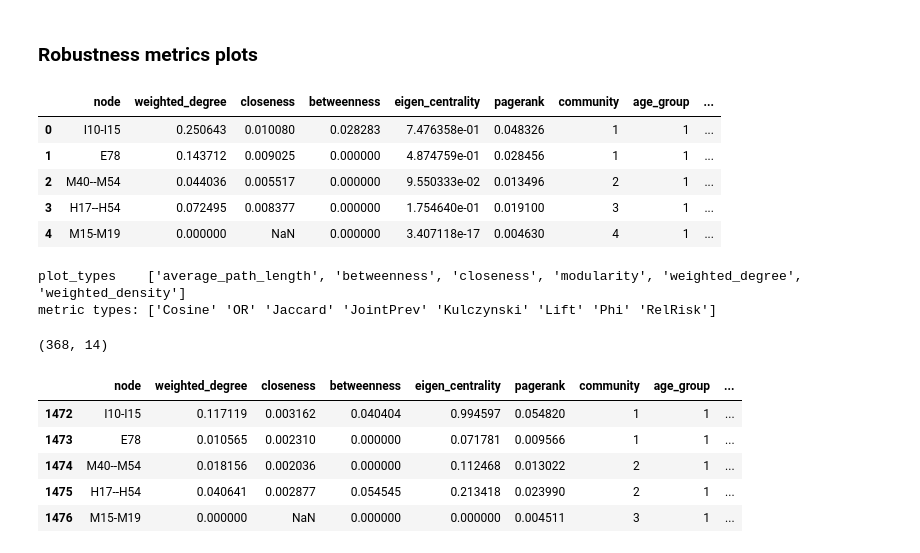
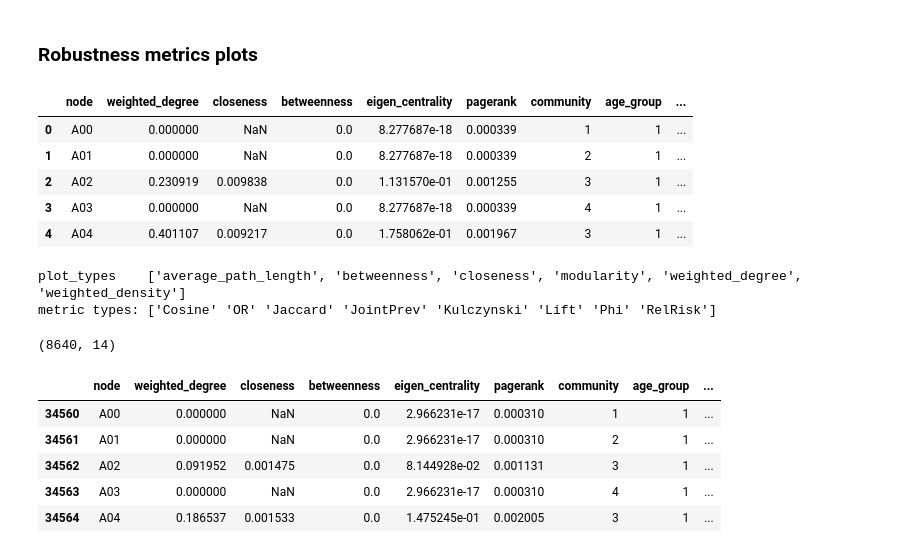
Before and after one commit to RogerGMarch/TAPAS, a Jupyter notebook: notebooks/robustness-metric.ipynb, the cells around one changed output. Cells and saved outputs as stored; diff of their text form; code cells hidden in the pictures.

```diff
--- a/notebooks/robustness-metric.ipynb
+++ b/notebooks/robustness-metric.ipynb
@@ -11,15 +11,15 @@ import seaborn as sns
 # %%
 df_colors = pd.read_csv('../data/icd_colors.csv')
 # %%
-df_icd = pd.read_csv("../data/AllWeightedMetrics_withDistanceInverse_Chronic.csv")
+df_icd = pd.read_csv("../data/AllWeightedMetrics_withDistanceInverse_ICD.csv")
 df_icd.head()
 # %% [output]
 |  | node | weighted_degree | closeness | betweenness | eigen_centrality | pagerank | community | age_group | ... |
-| 0 | I10-I15 | 0.250643 | 0.010080 | 0.028283 | 7.476358e-01 | 0.048326 | 1 | 1 | ... |
-| 1 | E78 | 0.143712 | 0.009025 | 0.000000 | 4.874759e-01 | 0.028456 | 1 | 1 | ... |
-| 2 | M40--M54 | 0.044036 | 0.005517 | 0.000000 | 9.550333e-02 | 0.013496 | 2 | 1 | ... |
-| 3 | H17--H54 | 0.072495 | 0.008377 | 0.000000 | 1.754640e-01 | 0.019100 | 3 | 1 | ... |
-| 4 | M15-M19 | 0.000000 | NaN | 0.000000 | 3.407118e-17 | 0.004630 | 4 | 1 | ... |
+| 0 | A00 | 0.000000 | NaN | 0.0 | 8.277687e-18 | 0.000339 | 1 | 1 | ... |
+| 1 | A01 | 0.000000 | NaN | 0.0 | 8.277687e-18 | 0.000339 | 2 | 1 | ... |
+| 2 | A02 | 0.230919 | 0.009838 | 0.0 | 1.131570e-01 | 0.001255 | 3 | 1 | ... |
+| 3 | A03 | 0.000000 | NaN | 0.0 | 8.277687e-18 | 0.000339 | 4 | 1 | ... |
+| 4 | A04 | 0.401107 | 0.009217 | 0.0 | 1.758062e-01 | 0.001967 | 3 | 1 | ... |
 # %%
 metric_types = df_icd['metric_type'].unique()
 
@@ -34,13 +34,13 @@ filtered_df = df_icd[(df_icd['gender'] == 'Male') & (df_icd['metric_type'] == 'J
 print(filtered_df.shape)
 filtered_df.head()
 # %% [output]
-(368, 14)
+(8640, 14)
 |  | node | weighted_degree | closeness | betweenness | eigen_centrality | pagerank | community | age_group | ... |
-| 1472 | I10-I15 | 0.117119 | 0.003162 | 0.040404 | 0.994597 | 0.054820 | 1 | 1 | ... |
-| 1473 | E78 | 0.010565 | 0.002310 | 0.000000 | 0.071781 | 0.009566 | 1 | 1 | ... |
-| 1474 | M40--M54 | 0.018156 | 0.002036 | 0.000000 | 0.112468 | 0.013022 | 2 | 1 | ... |
-| 1475 | H17--H54 | 0.040641 | 0.002877 | 0.054545 | 0.213418 | 0.023990 | 2 | 1 | ... |
-| 1476 | M15-M19 | 0.000000 | NaN | 0.000000 | 0.000000 | 0.004511 | 3 | 1 | ... |
+| 34560 | A00 | 0.000000 | NaN | 0.0 | 2.966231e-17 | 0.000310 | 1 | 1 | ... |
+| 34561 | A01 | 0.000000 | NaN | 0.0 | 2.966231e-17 | 0.000310 | 2 | 1 | ... |
+| 34562 | A02 | 0.091952 | 0.001475 | 0.0 | 8.144928e-02 | 0.001131 | 3 | 1 | ... |
+| 34563 | A03 | 0.000000 | NaN | 0.0 | 2.966231e-17 | 0.000310 | 4 | 1 | ... |
+| 34564 | A04 | 0.186537 | 0.001533 | 0.0 | 1.475245e-01 | 0.002005 | 3 | 1 | ... |
 # %%
 print(results)
 # %% [output]
```
Also changed, not shown: parts of 6 cells of this notebook.
